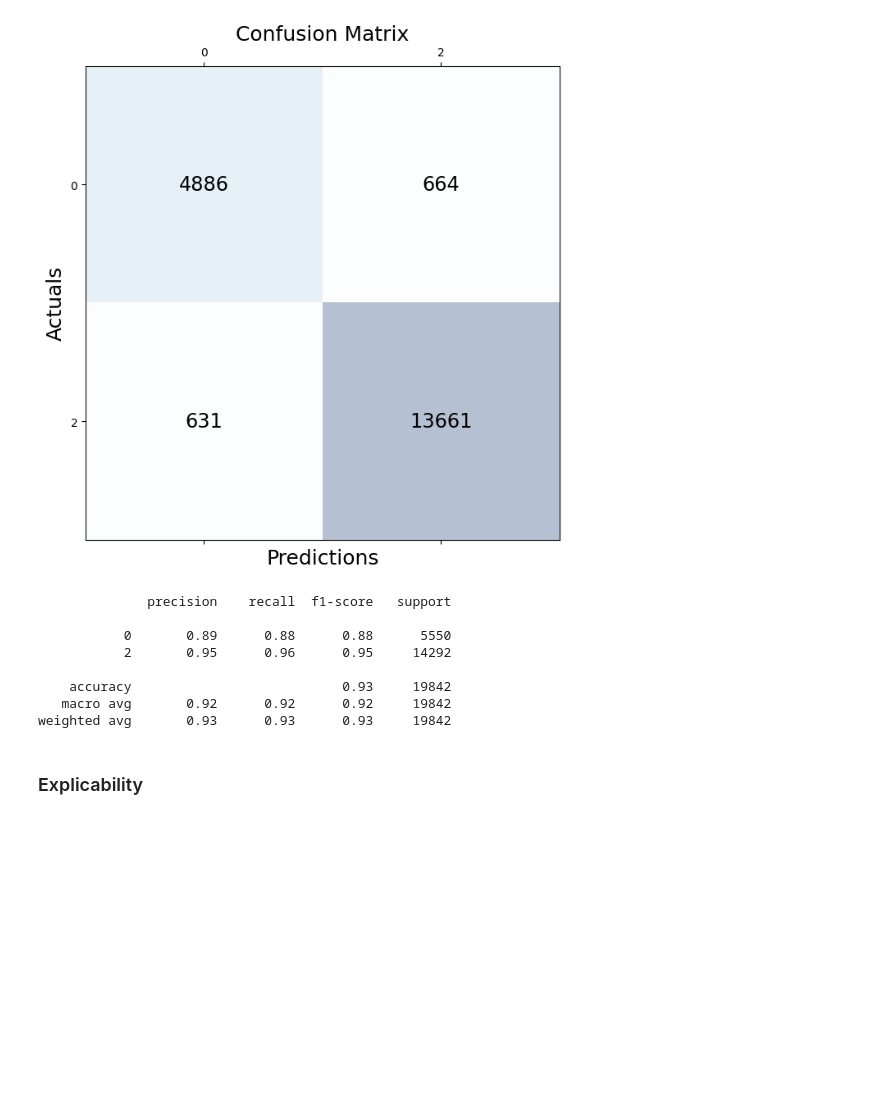
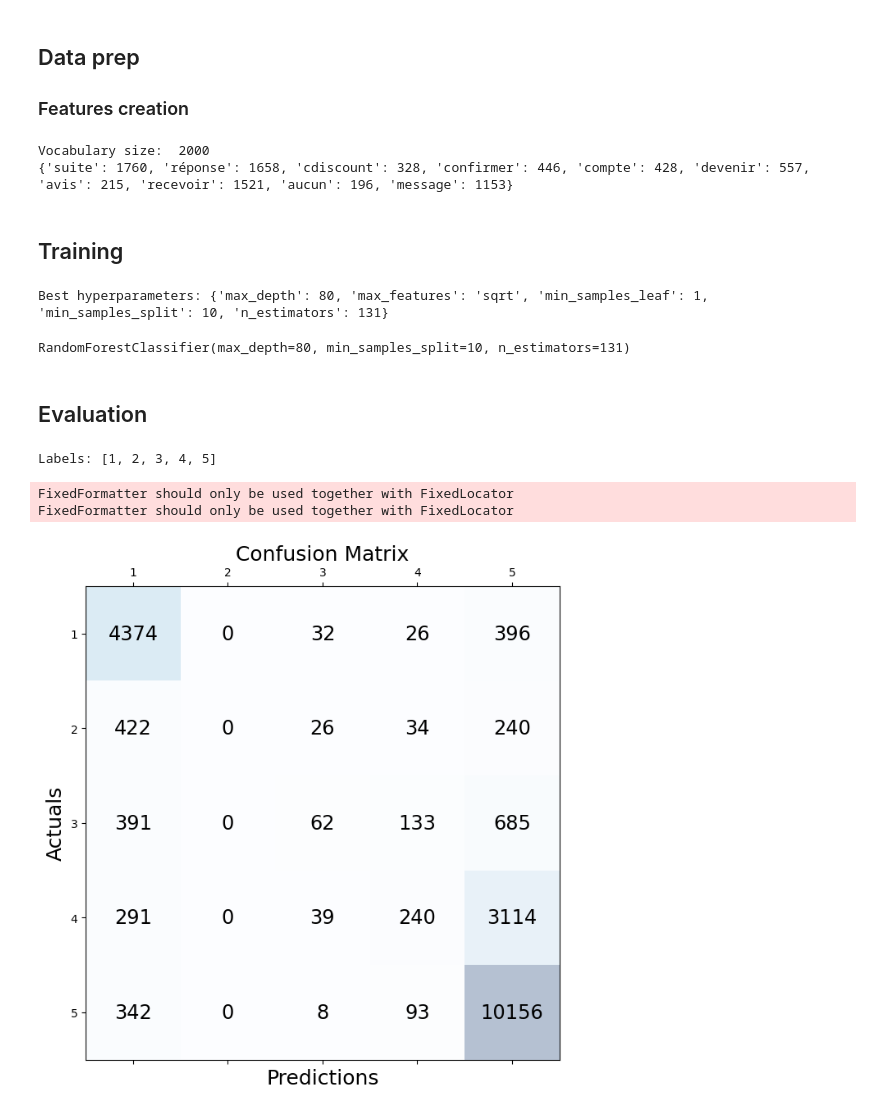
Before and after one commit to luc-perso/DS_NLP, a Jupyter notebook: jupyter/star_prediction_bow.ipynb, the cells around one changed output. Saved outputs shown, nothing was run; the diff lists cells and outputs as text; code cells hidden in the pictures; blank space fills up the shorter version.

Commit message:
notebooks for data prep and star pred

```diff
--- a/jupyter/star_prediction_bow.ipynb
+++ b/jupyter/star_prediction_bow.ipynb
@@ -355,0 +56,3 @@ plotCMX(LABELS, cm)
+# %%
+DATA_FOLDER = "/data/DATALAB_PAU/20_projects/j0215602/DS_NLP/input/labeled"
+_MAX_WORKERS = 12
@@ -384,21 +197,61 @@ RandomForestClassifier(n_jobs=-1)
+# %% [markdown]
+## Data prep
+### Features creation
+# %%
+# Create features
+vectorizer = CountVectorizer(max_features=2000, stop_words=stopwords.words('french'))
+X_train = vectorizer.fit_transform(df_train["cleaned_lemma"].values)
+y_train = df_train["star"].values
+
+X_test = vectorizer.transform(df_test["cleaned_lemma"].values)
+y_test = df_test["star"].values
+
+# taille du vocabulaire
+voc = vectorizer.vocabulary_
+print('Vocabulary size: ', len(voc))
+
+# Affichage d'un échantilllon du vocabulaire
+print({k: voc[k] for k in list(voc)[:10]})
+# %% [output]
+Vocabulary size:  2000
+{'suite': 1760, 'réponse': 1658, 'cdiscount': 328, 'confirmer': 446, 'compte': 428, 'devenir': 557, 'avis': 215, 'recevoir': 1521, 'aucun': 196, 'message': 1153}
+# %% [markdown]
+## Training
+# %%
+param_dist = {'n_estimators': randint(10, 1000),
+              'max_features': ['sqrt', 'log2'],
+              'max_depth': [int(x) for x in np.linspace(10, 110, num = 11)],
+              'min_samples_split': [2, 5, 10],
+              'min_samples_leaf': [1, 2, 4]}
+
+rf = RandomForestClassifier()
+
+rscv = RandomizedSearchCV(estimator=rf, param_distributions=param_dist,
+                          scoring='accuracy', n_iter=15, cv=3, random_state=42, n_jobs=_MAX_WORKERS)
+
+with threadpool_limits(limits=_MAX_WORKERS):
+    rscv.fit(X_train, y_train)
+# %%
+print('Best hyperparameters:', rscv.best_params_)
+# %% [output]
+Best hyperparameters: {'max_depth': 80, 'max_features': 'sqrt', 'min_samples_leaf': 1, 'min_samples_split': 10, 'n_estimators': 131}
+# %%
+rf = RandomForestClassifier(**rscv.best_params_)
+rf.fit(X_train, y_train)
+# %% [output]
+RandomForestClassifier(max_depth=80, min_samples_split=10, n_estimators=131)
+# %% [markdown]
+## Evaluation
 # %%
-LABELS = [0, 2]
-y_pred = rf.predict(X_test_bin_tfidf)
+LABELS = [1, 2, 3, 4, 5]
+print("Labels:", LABELS)
 
-cm = confusion_matrix(y_test_bin, y_pred_bin)
+y_pred = rf.predict(X_test)
+
+cm = confusion_matrix(y_test, y_pred)
 plotCMX(LABELS, cm)
 # %% [output]
+Labels: [1, 2, 3, 4, 5]
+FixedFormatter should only be used together with FixedLocator
+FixedFormatter should only be used together with FixedLocator
-[figure, old version]
+[figure, new version]
-# %%
-print(classification_report(y_test_bin, y_pred_bin))
-# %% [output]
-              precision    recall  f1-score   support
-
-           0       0.89      0.88      0.88      5550
-           2       0.95      0.96      0.95     14292
-
-    accuracy                           0.93     19842
-   macro avg       0.92      0.92      0.92     19842
-weighted avg       0.93      0.93      0.93     19842
-# %% [markdown]
-### Explicability
```
Also changed, not shown: parts of 107 cells of this notebook, 4 other files.
